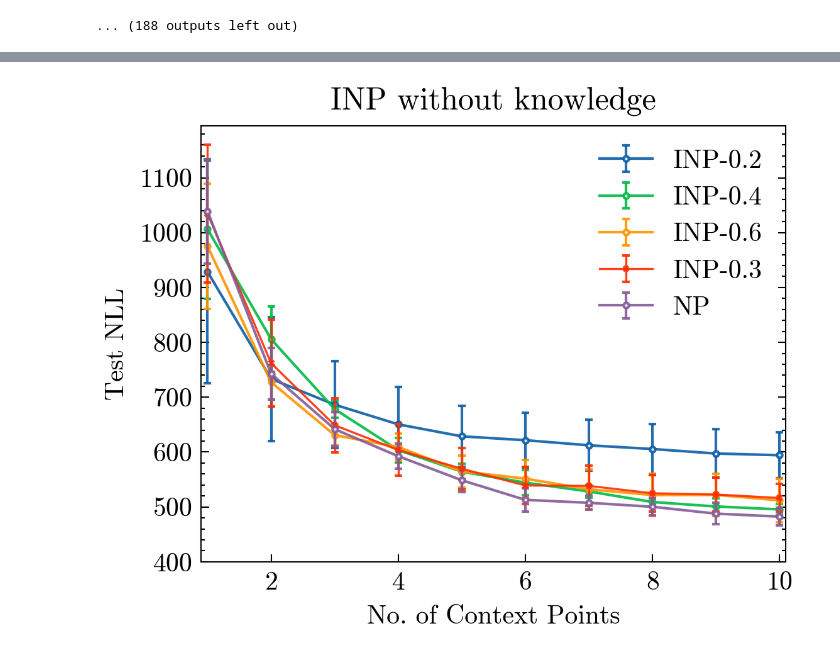
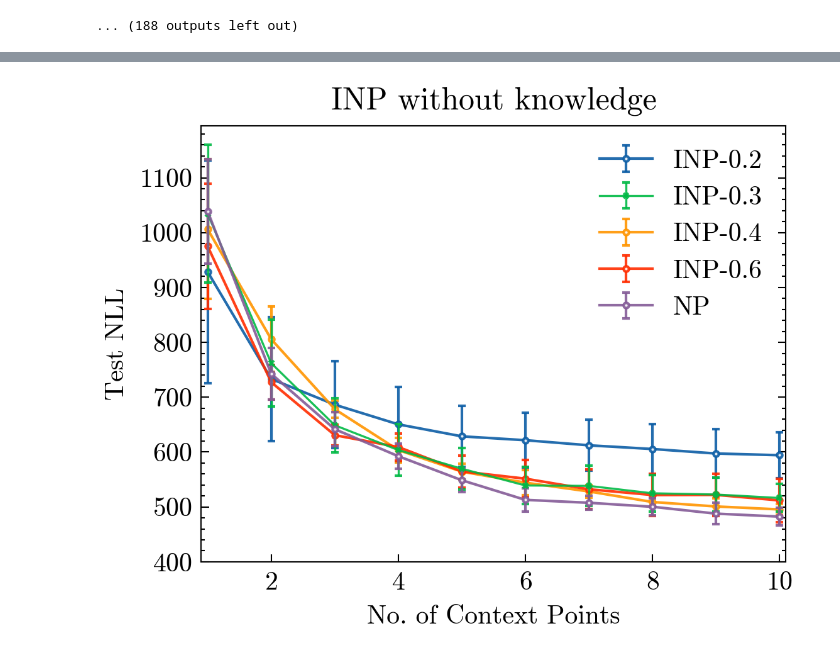
Before and after one commit to will-hd/IML, a Jupyter notebook: notebooks/knowledge_sweep.ipynb, the cells around one changed output, grey strips where cells are left out. Cells and saved outputs as stored; diff of their text form; code cells hidden in the pictures.

```diff
--- a/notebooks/knowledge_sweep.ipynb
+++ b/notebooks/knowledge_sweep.ipynb
@@ -319,3 +281,6 @@ plt.show()
 n = 3
 np_k_test_losses = np.load(f"../notebooks/np_k_test_losses{n}.npy")
 np_nok_test_losses = np.load(f"../notebooks/np_nok_test_losses{n}.npy")
+
+inp_k_test_losses = np.load(f"../notebooks/inp_k_test_losses-true.npy")
+inp_nok_test_losses = np.load(f"../notebooks/inp_nok_test_losses-true.npy")
@@ -322,34 +326,36 @@ np_nok_test_losses = np.load(f"../notebooks/np_nok_test_losses{n}.npy")
 # %%
 # Plot the data
 # plt.figure(figsize=(10, 6))
 num_context_points = range(1, 11)
 # plt.plot(num_context_points, inp_test_losses_array.mean(axis=0), label='INP', marker='o', markersize=3)
 # plt.plot(num_context_points, np_test_losses_array.mean(axis=0), label='NP', marker='x', markersize=3)
 for i, k_dropout in enumerate([0.2, 0.4, 0.6]):
+    if k_dropout == 0.4:
+        plt.errorbar(num_context_points,
+             inp_nok_test_losses_03[1].mean(axis=0),
+             yerr=inp_nok_test_losses_03[1].std(axis=0),
+             capsize=1.5,  marker='x', markersize=2,  linestyle='-', linewidth=0.8,
+              alpha=0.9, mfc='white',zorder=12, label="INP-0.3")
+
     plt.errorbar(num_context_points,
                  inp_nok_test_losses[i].mean(axis=0),
                  yerr=inp_nok_test_losses[i].std(axis=0),
                  capsize=1.5,marker='o', markersize=2, alpha=0.9, mfc='white',zorder=11, label=f"INP-{k_dropout}")
 
-plt.errorbar(num_context_points,
-             inp_nok_test_losses_03[1].mean(axis=0),
-             yerr=inp_nok_test_losses_03[1].std(axis=0),
-             capsize=1.5,  marker='x', markersize=2,  linestyle='-', linewidth=0.8,
-              alpha=0.9, mfc='white',zorder=12, label="INP-0.3")
 
 plt.errorbar(num_context_points,
              np_k_test_losses.mean(axis=0),
              yerr=np_k_test_losses.std(axis=0),
              capsize=1.5,  marker='o', markersize=2,  alpha=0.9, mfc='white',zorder=12, label="NP")
 
 plt.xlabel('No. of Context Points')
 plt.ylabel('Test NLL')
 plt.title("INP without knowledge")
 plt.legend()
 np_k_test_losses
 plt.xlim(0.9, 10.1)
 plt.ylim(400,)
-# plt.savefig(f'../figures/nok-inp_vs_np_context_points.png', dpi=300)
+plt.savefig(f'../figures/noknowledge-inp_vs_np_context_points-true.png', dpi=600)
 plt.show()
 # %% [output]
-[figure, old version]
+[figure, new version]
```
Also changed, not shown: parts of 3 cells of this notebook, 14 other files.
